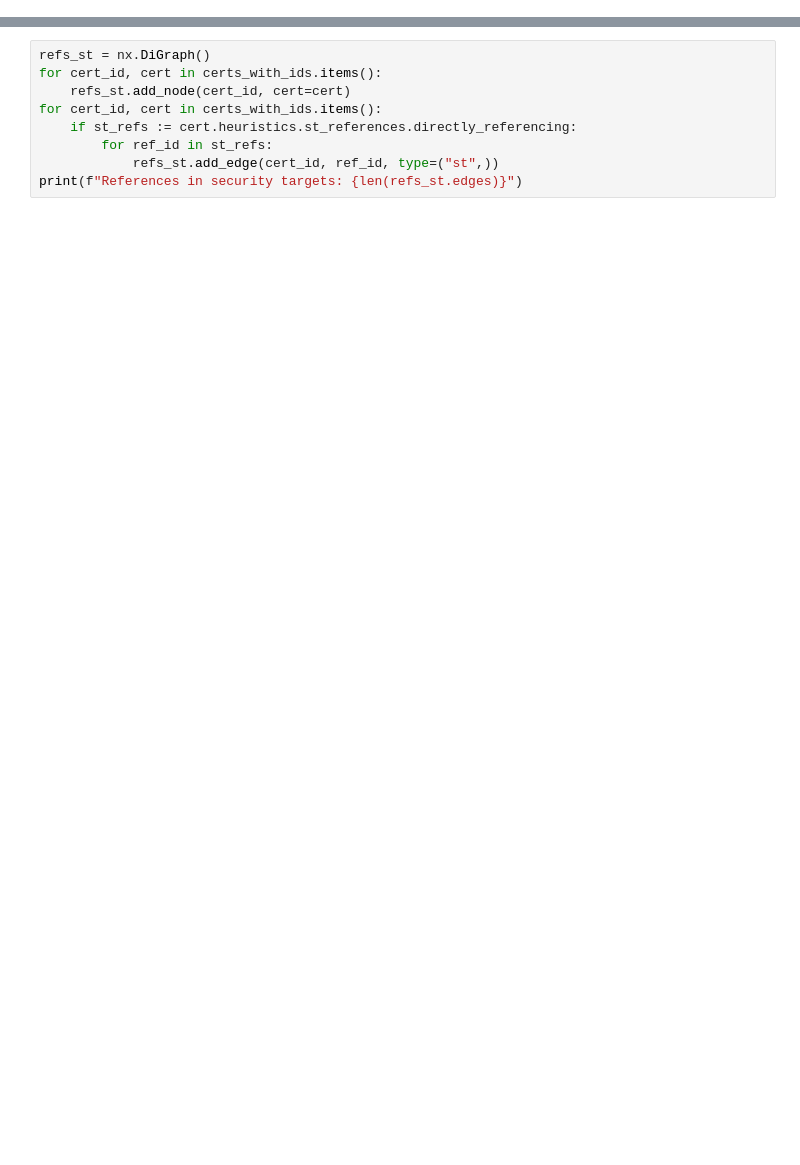
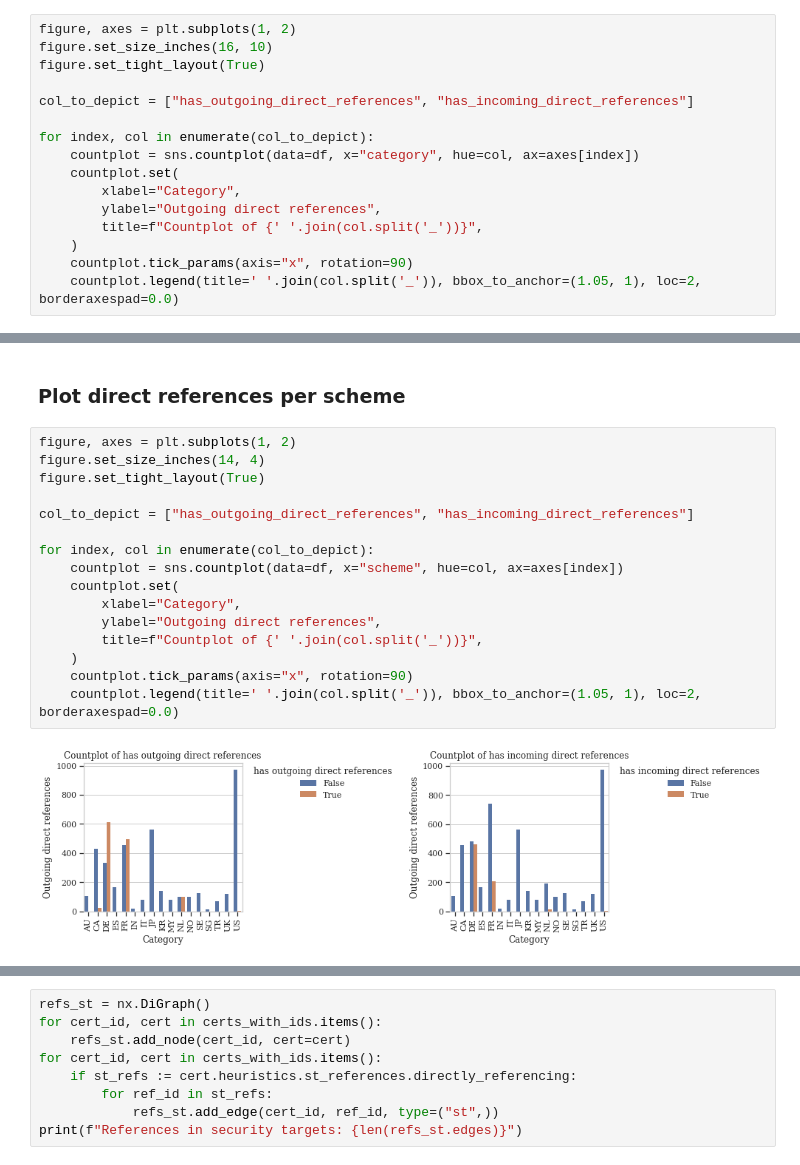
Before and after one commit to crocs-muni/sec-certs, a Jupyter notebook: notebooks/cc/references.ipynb, the cells around one changed output, grey strips where cells are left out. Drawn from its saved outputs; the diff is of its cells as text; blank space fills up the shorter version.

```diff
--- a/notebooks/cc/references.ipynb
+++ b/notebooks/cc/references.ipynb
@@ -2,0 +51,16 @@
+# %%
+figure, axes = plt.subplots(1, 2)
+figure.set_size_inches(16, 10)
+figure.set_tight_layout(True)
+
+col_to_depict = ["has_outgoing_direct_references", "has_incoming_direct_references"]
+
+for index, col in enumerate(col_to_depict):
+    countplot = sns.countplot(data=df, x="category", hue=col, ax=axes[index])
+    countplot.set(
+        xlabel="Category",
+        ylabel="Outgoing direct references",
+        title=f"Countplot of {' '.join(col.split('_'))}",
+    )
+    countplot.tick_params(axis="x", rotation=90)
+    countplot.legend(title=' '.join(col.split('_')), bbox_to_anchor=(1.05, 1), loc=2, borderaxespad=0.0)
@@ -2,0 +91,20 @@
+# %% [markdown]
+### Plot direct references per scheme
+# %%
+figure, axes = plt.subplots(1, 2)
+figure.set_size_inches(14, 4)
+figure.set_tight_layout(True)
+
+col_to_depict = ["has_outgoing_direct_references", "has_incoming_direct_references"]
+
+for index, col in enumerate(col_to_depict):
+    countplot = sns.countplot(data=df, x="scheme", hue=col, ax=axes[index])
+    countplot.set(
+        xlabel="Category",
+        ylabel="Outgoing direct references",
+        title=f"Countplot of {' '.join(col.split('_'))}",
+    )
+    countplot.tick_params(axis="x", rotation=90)
+    countplot.legend(title=' '.join(col.split('_')), bbox_to_anchor=(1.05, 1), loc=2, borderaxespad=0.0)
+# %% [output]
+[figure, added]
```
Also changed, not shown: parts of 24 cells of this notebook, 1 other file.
